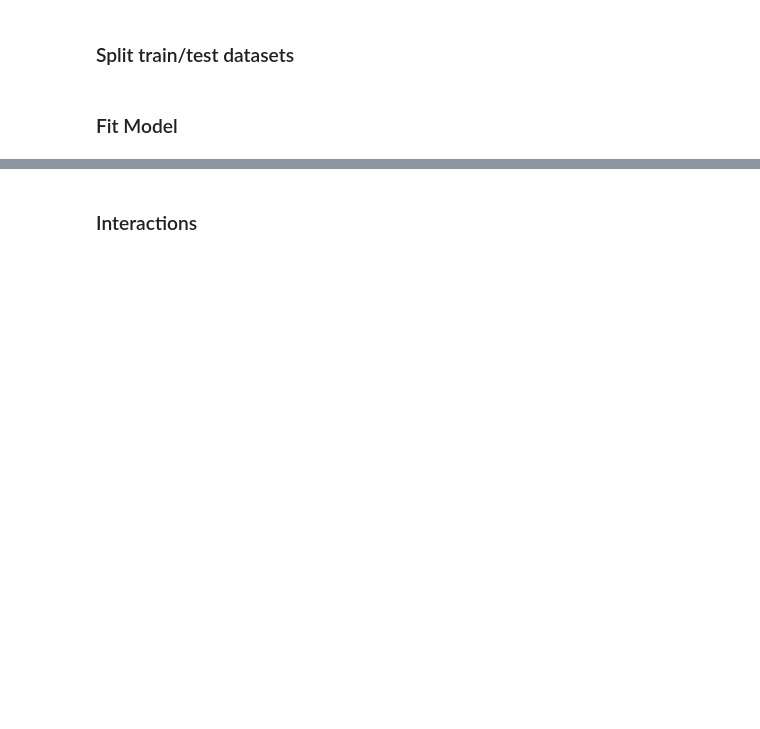
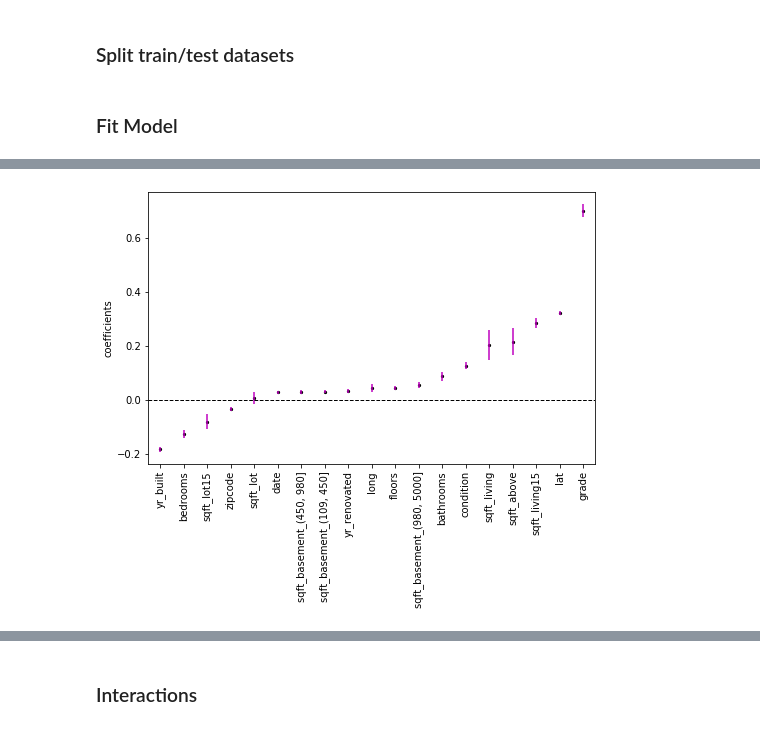
Before and after one commit to JessicaFB/Flipping-Houses-Strategy, a Jupyter notebook: student.ipynb, the cells around one changed output, grey strips where cells are left out. Saved outputs shown, nothing was run; the diff lists cells and outputs as text; code cells hidden in the pictures; blank space fills up the shorter version.

```diff
--- a/student.ipynb
+++ b/student.ipynb
@@ -446,0 +520,4 @@ Warnings:
+# %%
+coefplot(results1)
+# %% [output]
+[figure, added]
```
Also changed, not shown: parts of 36 cells of this notebook.
